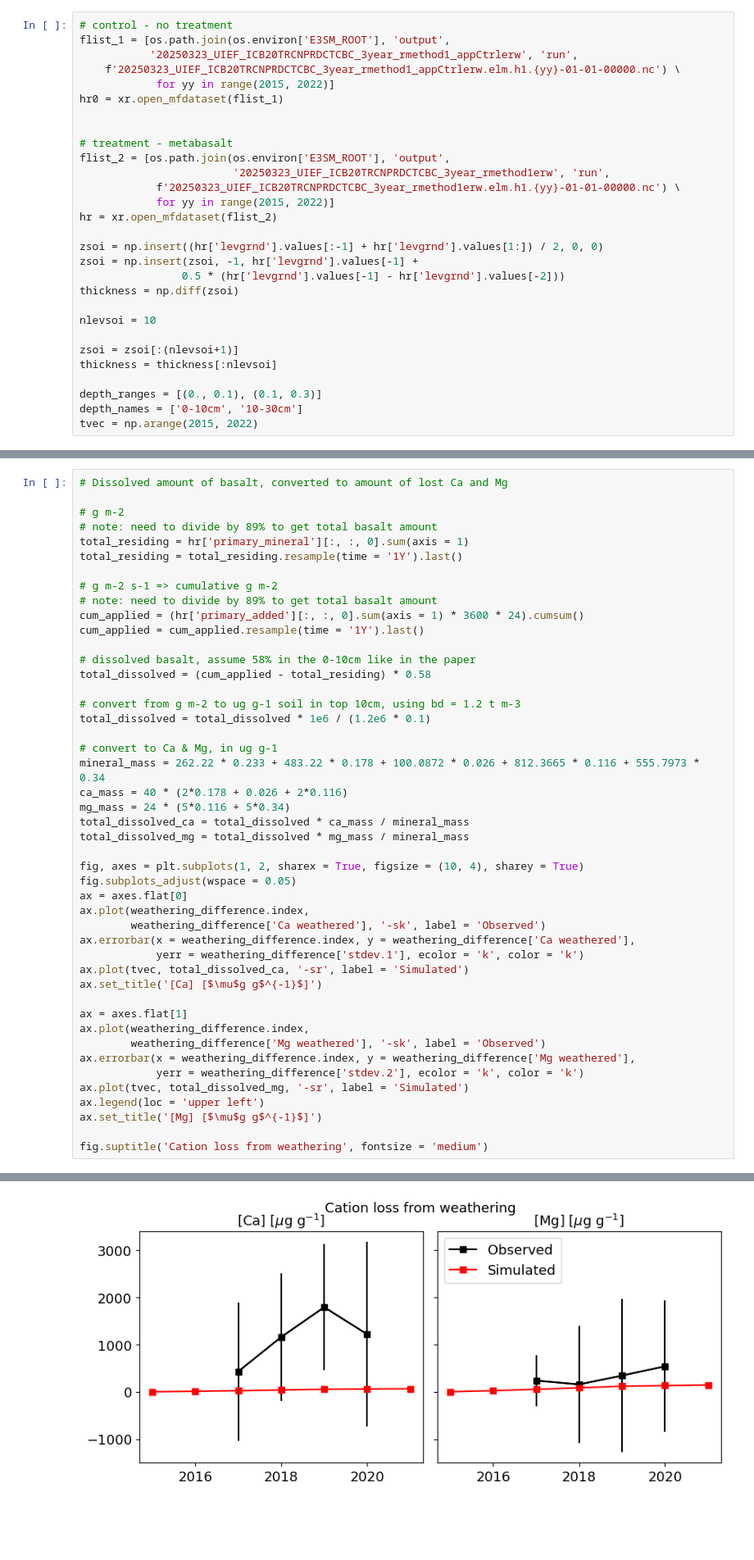
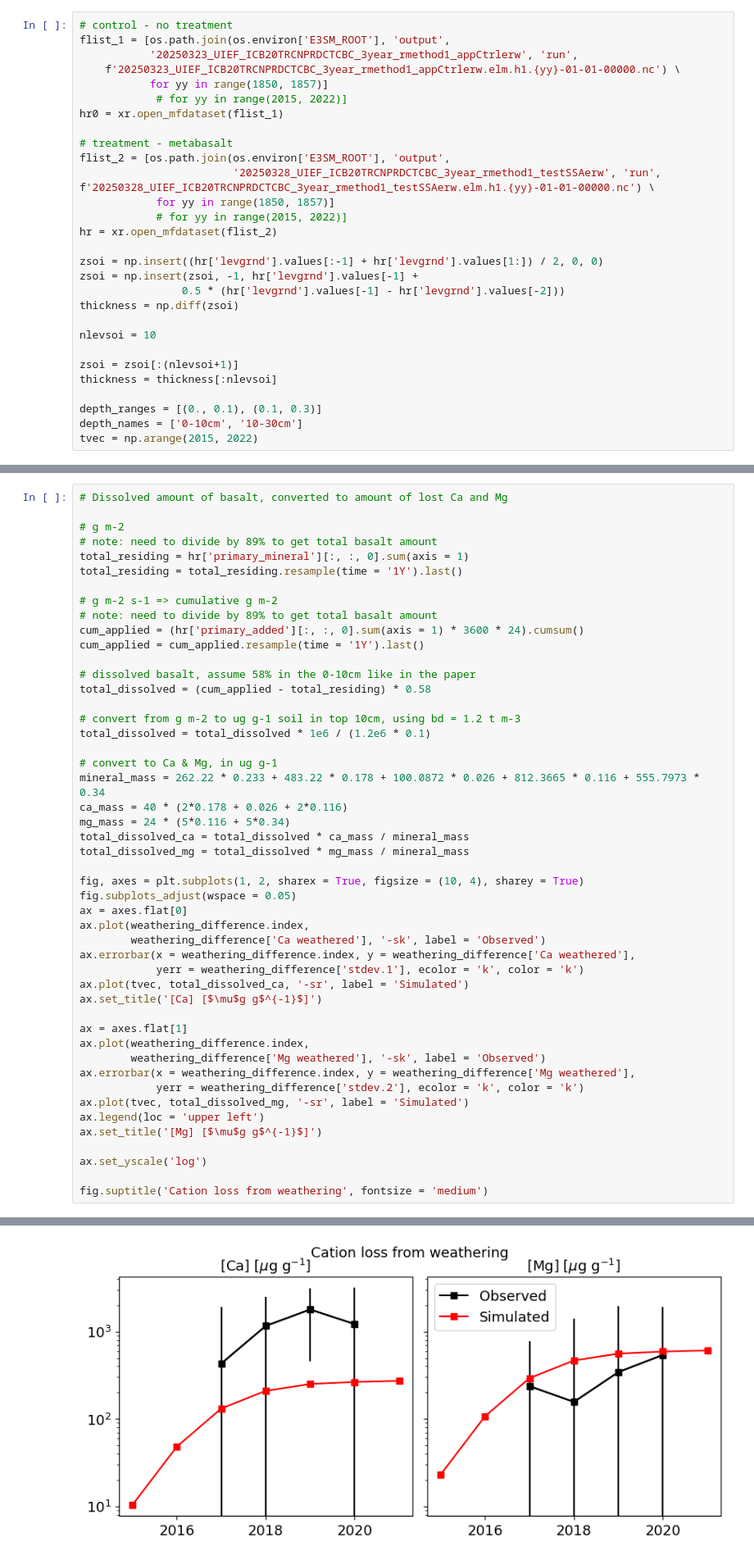
Before and after one commit to ypwong22/erw_scripts, a Jupyter notebook: plot_simulation_obs_UIEF.ipynb, the cells around one changed output, grey strips where cells are left out. Shown at 82% size. Cells and saved outputs as stored; diff of their text form; blank space fills up the shorter version.

```diff
--- a/plot_simulation_obs_UIEF.ipynb
+++ b/plot_simulation_obs_UIEF.ipynb
@@ -118,15 +106,16 @@ MultiIndex([('base sat',  '0-10cm', 'treatment'),
 flist_1 = [os.path.join(os.environ['E3SM_ROOT'], 'output',
            '20250323_UIEF_ICB20TRCNPRDCTCBC_3year_rmethod1_appCtrlerw', 'run',
     f'20250323_UIEF_ICB20TRCNPRDCTCBC_3year_rmethod1_appCtrlerw.elm.h1.{yy}-01-01-00000.nc') \
-            for yy in range(2015, 2022)]
+           for yy in range(1850, 1857)]
+            # for yy in range(2015, 2022)]
 hr0 = xr.open_mfdataset(flist_1)
-
 
 # treatment - metabasalt
 flist_2 = [os.path.join(os.environ['E3SM_ROOT'], 'output',
-                        '20250323_UIEF_ICB20TRCNPRDCTCBC_3year_rmethod1erw', 'run',
-            f'20250323_UIEF_ICB20TRCNPRDCTCBC_3year_rmethod1erw.elm.h1.{yy}-01-01-00000.nc') \
-            for yy in range(2015, 2022)]
+                        '20250328_UIEF_ICB20TRCNPRDCTCBC_3year_rmethod1_testSSAerw', 'run',
+f'20250328_UIEF_ICB20TRCNPRDCTCBC_3year_rmethod1_testSSAerw.elm.h1.{yy}-01-01-00000.nc') \
+            for yy in range(1850, 1857)]
+            # for yy in range(2015, 2022)]
 hr = xr.open_mfdataset(flist_2)
 
 zsoi = np.insert((hr['levgrnd'].values[:-1] + hr['levgrnd'].values[1:]) / 2, 0, 0)
@@ -295,31 +306,33 @@ total_dissolved = total_dissolved * 1e6 / (1.2e6 * 0.1)
 
 # convert to Ca & Mg, in ug g-1
 mineral_mass = 262.22 * 0.233 + 483.22 * 0.178 + 100.0872 * 0.026 + 812.3665 * 0.116 + 555.7973 * 0.34
 ca_mass = 40 * (2*0.178 + 0.026 + 2*0.116)
 mg_mass = 24 * (5*0.116 + 5*0.34)
 total_dissolved_ca = total_dissolved * ca_mass / mineral_mass
 total_dissolved_mg = total_dissolved * mg_mass / mineral_mass
 
 fig, axes = plt.subplots(1, 2, sharex = True, figsize = (10, 4), sharey = True)
 fig.subplots_adjust(wspace = 0.05)
 ax = axes.flat[0]
 ax.plot(weathering_difference.index,
         weathering_difference['Ca weathered'], '-sk', label = 'Observed')
 ax.errorbar(x = weathering_difference.index, y = weathering_difference['Ca weathered'],
             yerr = weathering_difference['stdev.1'], ecolor = 'k', color = 'k')
 ax.plot(tvec, total_dissolved_ca, '-sr', label = 'Simulated')
 ax.set_title('[Ca] [$\mu$g g$^{-1}$]')
 
 ax = axes.flat[1]
 ax.plot(weathering_difference.index,
         weathering_difference['Mg weathered'], '-sk', label = 'Observed')
 ax.errorbar(x = weathering_difference.index, y = weathering_difference['Mg weathered'],
             yerr = weathering_difference['stdev.2'], ecolor = 'k', color = 'k')
 ax.plot(tvec, total_dissolved_mg, '-sr', label = 'Simulated')
 ax.legend(loc = 'upper left')
 ax.set_title('[Mg] [$\mu$g g$^{-1}$]')
 
+ax.set_yscale('log')
+
 fig.suptitle('Cation loss from weathering', fontsize = 'medium')
 # %% [output]
 Text(0.5, 0.98, 'Cation loss from weathering')
-[figure, old version]
+[figure, new version]
```
Also changed, not shown: parts of 8 cells of this notebook, 21 other files.
